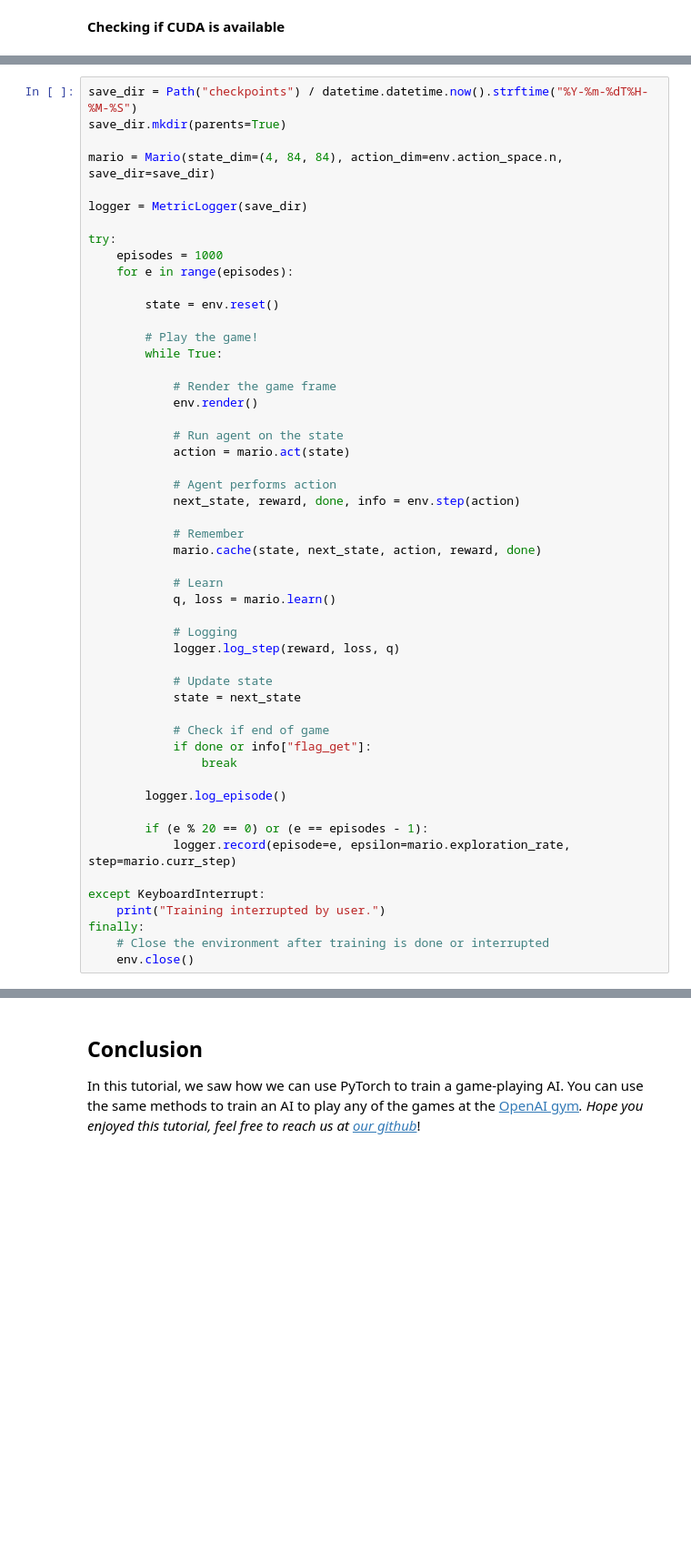
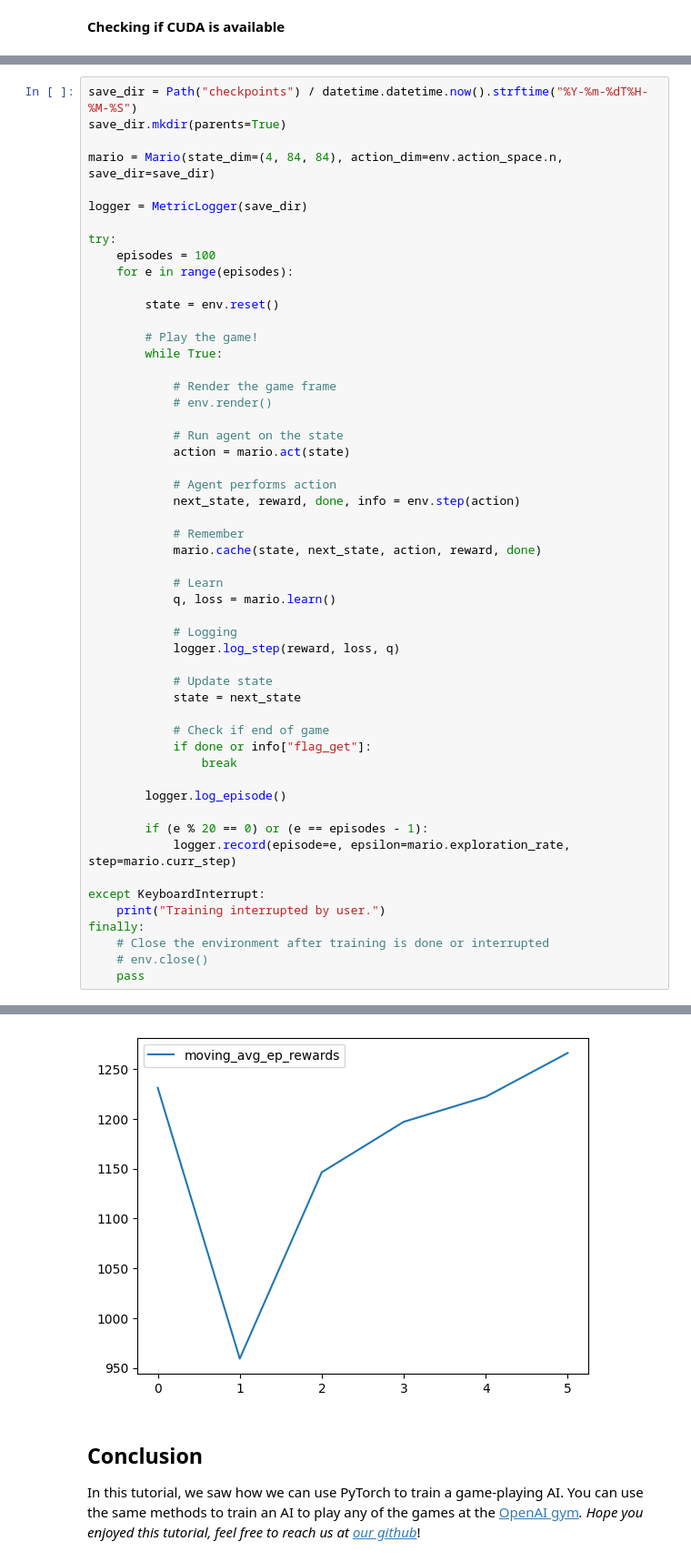
Before and after one commit to RlNZLER/Mario_RL, a Jupyter notebook: src/mario_rl_tutorial.ipynb, the cells around one changed output, grey strips where cells are left out. Shown: that part at 91% size. Cells and saved outputs as stored; diff of their text form; blank space fills up the shorter version.

```diff
--- a/src/mario_rl_tutorial.ipynb
+++ b/src/mario_rl_tutorial.ipynb
@@ -675,7 +700,7 @@ mario = Mario(state_dim=(4, 84, 84), action_dim=env.action_space.n, save_dir=sav
 logger = MetricLogger(save_dir)
 
 try:
-    episodes = 1000
+    episodes = 100
     for e in range(episodes):
 
         state = env.reset()
@@ -684,7 +709,7 @@ try:
         while True:
 
             # Render the game frame
-            env.render()
+            # env.render()
 
             # Run agent on the state
             action = mario.act(state)
@@ -717,4 +742,6 @@ except KeyboardInterrupt:
     print("Training interrupted by user.")
 finally:
     # Close the environment after training is done or interrupted
-    env.close()
+    # env.close()
+    pass
+# %% [output]
@@ -721,3 +755,4 @@ finally:
+[figure, added]
 # %% [markdown]
 ## Conclusion
 
```
Also changed, not shown: parts of 4 cells of this notebook, 55 other files.
